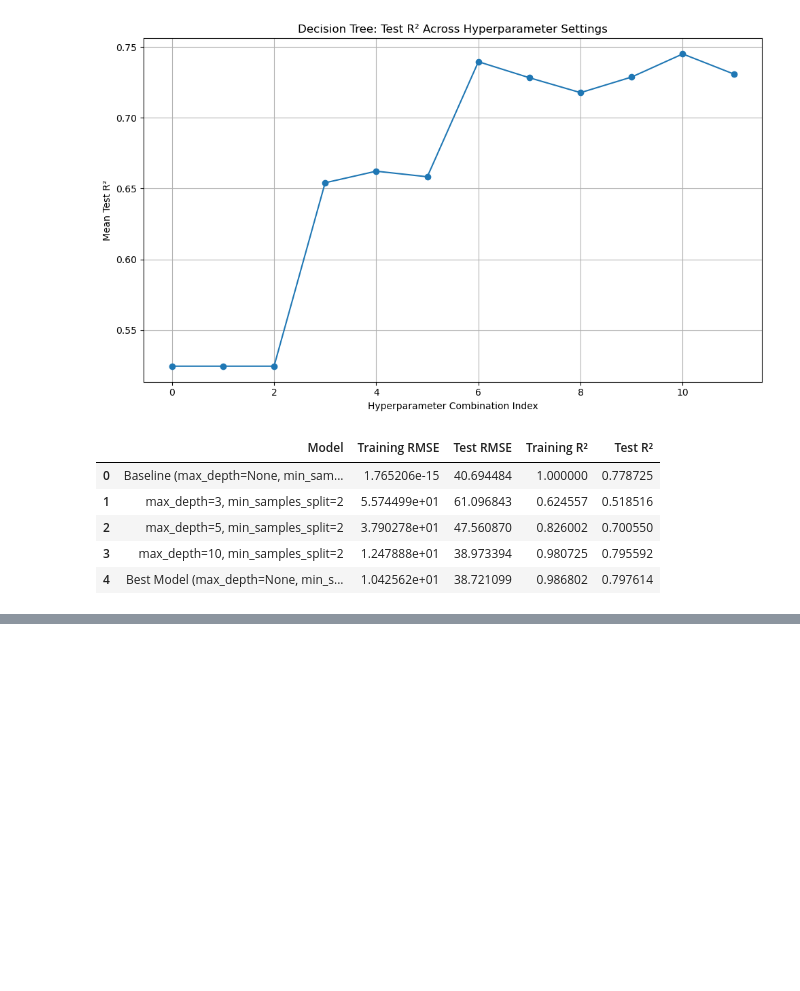
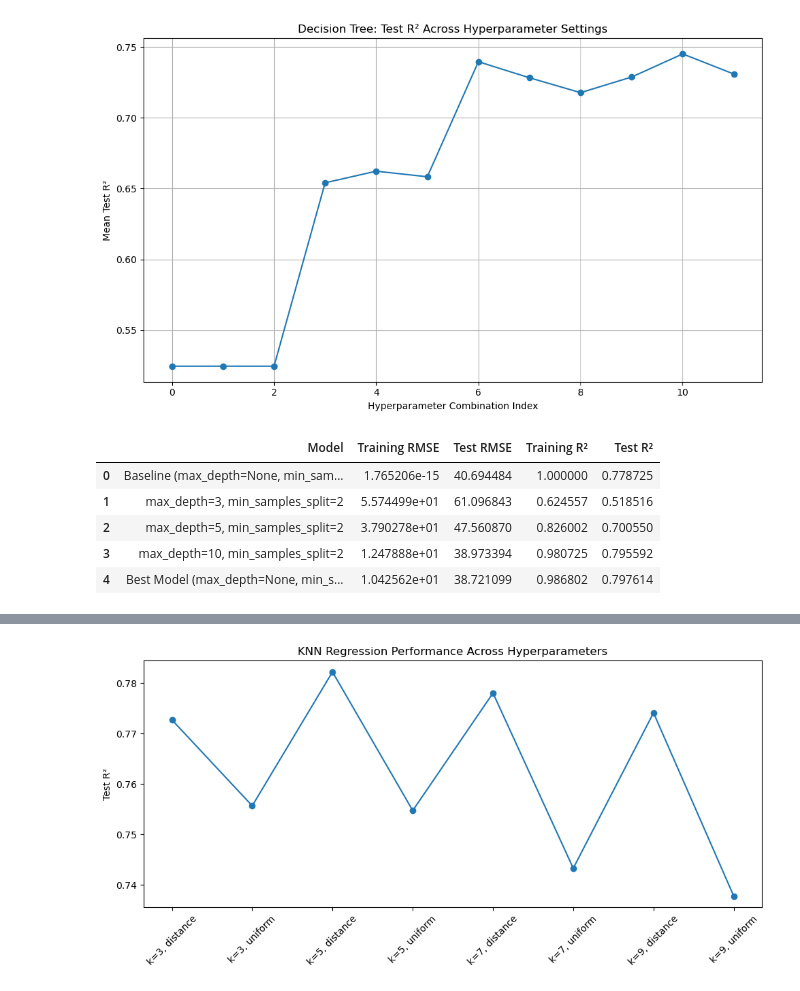
Before and after one commit to Kellylin-x/CT4101-Assignment2, a Jupyter notebook: notebooks/Assignment2_Regressor.ipynb, the cells around one changed output, grey strips where cells are left out. Cells and saved outputs as stored; diff of their text form; code cells hidden in the pictures; blank space fills up the shorter version.

```diff
--- a/notebooks/Assignment2_Regressor.ipynb
+++ b/notebooks/Assignment2_Regressor.ipynb
@@ -260,0 +341,15 @@ dt_comparison_table
+# %%
+import matplotlib.pyplot as plt
+
+grouped = knn_table.groupby("Model")["Test R²"].mean()
+
+plt.figure(figsize=(10,5))
+plt.plot(grouped.index, grouped.values, marker='o')
+plt.xticks(rotation=45)
+plt.ylabel("Test R²")
+plt.title("KNN Regression Performance Across Hyperparameters")
+plt.tight_layout()
+plt.savefig("../figures/figure6_knn_tuning.png", dpi=300)
+plt.show()
+# %% [output]
+[figure, added]
```
Also changed, not shown: parts of 4 cells of this notebook, 6 other files.
